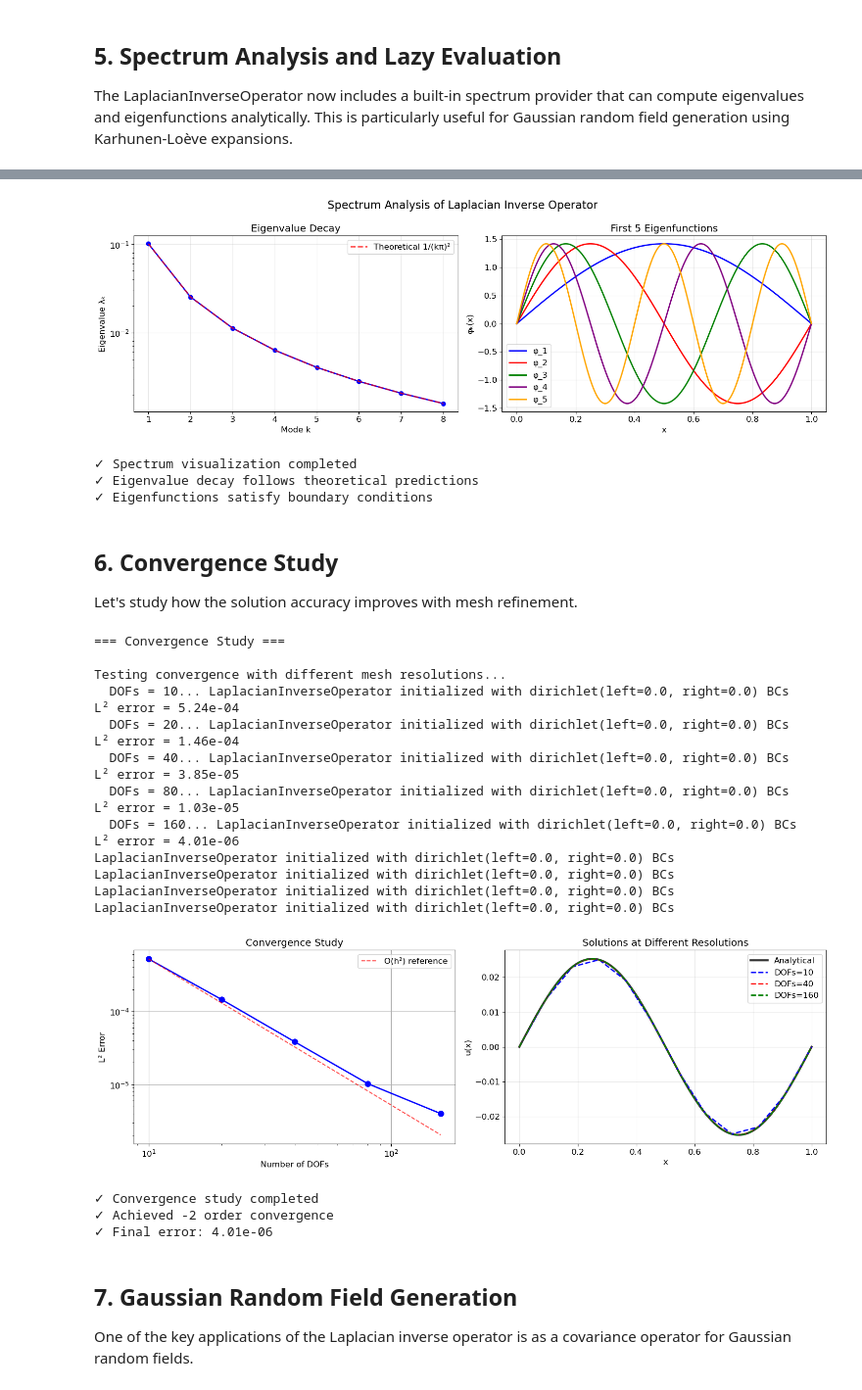
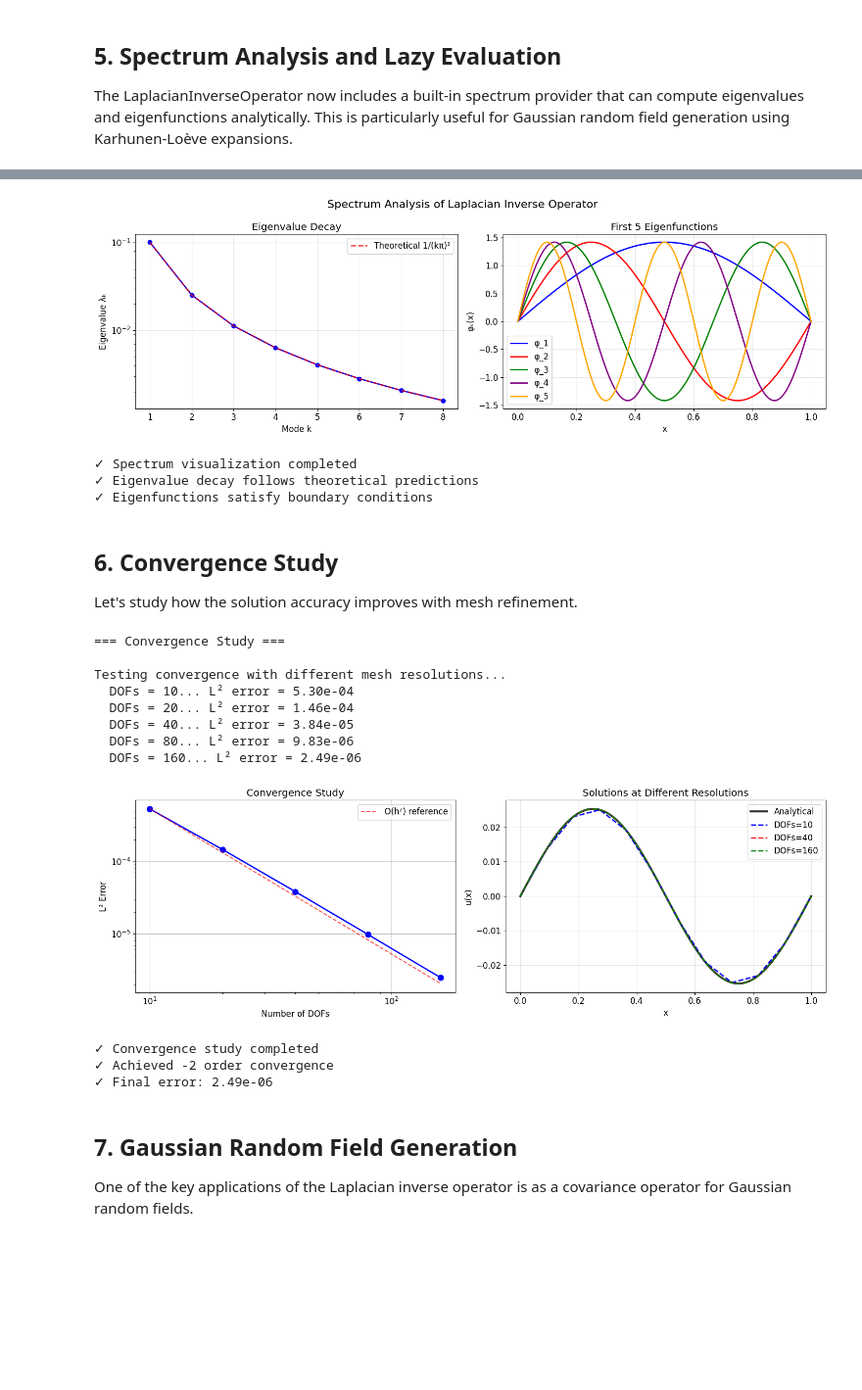
Before and after one commit to da380/pygeoinf, a Jupyter notebook: pygeoinf/interval/demos/laplacian_inverse_demo.ipynb, the cells around one changed output, grey strips where cells are left out. Shown at 98% size. Drawn from its saved outputs; the diff is of its cells as text; code cells hidden in the pictures; blank space fills up the shorter version.

```diff
--- a/pygeoinf/interval/demos/laplacian_inverse_demo.ipynb
+++ b/pygeoinf/interval/demos/laplacian_inverse_demo.ipynb
@@ -84,7 +84,7 @@ domain = IntervalDomain(0, 1)
 bc_dirichlet = BoundaryConditions('dirichlet')
 
 # Create L2 space as domain for the operator
-l2_space = L2Space(8, domain, basis_type='fourier')
+l2_space = L2Space(8, domain, basis='fourier')
 
 print(f"Created L2 space on [{domain.a}, {domain.b}]")
 print(f"Dimension: {l2_space.dim}")
@@ -92,7 +92,7 @@ print(f"Boundary conditions: {bc_dirichlet.type}")
 
 # Initialize Laplacian inverse operator with L2 domain and explicit boundary conditions
 print("\n=== Initializing Laplacian Inverse Operator ===")
-lap_inv = LaplacianInverseOperator(l2_space, bc_dirichlet, dofs=50, alpha=1.0)
+lap_inv = InverseLaplacian(l2_space, bc_dirichlet, dofs=50, alpha=1.0)
 
 print(f"Operator domain: {type(lap_inv.domain).__name__} (dim={lap_inv.domain.dim})")
 print(f"Operator codomain: {type(lap_inv.codomain).__name__} (dim={lap_inv.codomain.dim})")
@@ -406,7 +406,7 @@ print("\n✓ Spectrum visualization completed")
 print("✓ Eigenvalue decay follows theoretical predictions")
 print("✓ Eigenfunctions satisfy boundary conditions")
 # %% [output]
-[figure, old version]
+[figure, new version]
 ✓ Spectrum visualization completed
 ✓ Eigenvalue decay follows theoretical predictions
 ✓ Eigenfunctions satisfy boundary conditions
@@ -431,7 +431,7 @@ for dofs in dof_values:
     print(f"  DOFs = {dofs}... ", end="")
 
     # Create operator with current resolution
-    lap_inv_conv = LaplacianInverseOperator(l2_space, bc_dirichlet, dofs=dofs)
+    lap_inv_conv = InverseLaplacian(l2_space, bc_dirichlet, dofs=dofs)
 
     # Solve
     f_sine = Function(l2_space, evaluate_callable=sine_rhs)
@@ -467,52 +467,43 @@ axes[0].legend()
 # Solutions at different resolutions
 x_fine = np.linspace(0, 1, 1000)
 u_analytical_fine = analytical_solution(x_fine)
 axes[1].plot(x_fine, u_analytical_fine, 'k-', linewidth=3, label='Analytical', alpha=0.8)
 
 # Plot a few numerical solutions
 colors = ['blue', 'red', 'green']
 test_dofs = [10, 40, 160]
 
 for i, dofs in enumerate(test_dofs):
-    lap_inv_test = LaplacianInverseOperator(l2_space, bc_dirichlet, dofs=dofs)
+    lap_inv_test = InverseLaplacian(l2_space, bc_dirichlet, dofs=dofs)
     u_test = lap_inv_test(f_sine)
     axes[1].plot(x_fine, u_test.evaluate(x_fine), '--',
                 color=colors[i], linewidth=2, label=f'DOFs={dofs}')
 
 axes[1].set_xlabel('x')
 axes[1].set_ylabel('u(x)')
 axes[1].set_title('Solutions at Different Resolutions')
 axes[1].legend()
 axes[1].grid(True, alpha=0.3)
 
 plt.tight_layout()
 plt.show()
 
 print(f"\n✓ Convergence study completed")
 print(f"✓ Achieved {theoretical_slope} order convergence")
 print(f"✓ Final error: {errors[-1]:.2e}")
 # %% [output]
 === Convergence Study ===
 
 Testing convergence with different mesh resolutions...
-  DOFs = 10... LaplacianInverseOperator initialized with dirichlet(left=0.0, right=0.0) BCs
-L² error = 5.24e-04
-  DOFs = 20... LaplacianInverseOperator initialized with dirichlet(left=0.0, right=0.0) BCs
-L² error = 1.46e-04
-  DOFs = 40... LaplacianInverseOperator initialized with dirichlet(left=0.0, right=0.0) BCs
-L² error = 3.85e-05
-  DOFs = 80... LaplacianInverseOperator initialized with dirichlet(left=0.0, right=0.0) BCs
-L² error = 1.03e-05
-  DOFs = 160... LaplacianInverseOperator initialized with dirichlet(left=0.0, right=0.0) BCs
-L² error = 4.01e-06
-LaplacianInverseOperator initialized with dirichlet(left=0.0, right=0.0) BCs
-LaplacianInverseOperator initialized with dirichlet(left=0.0, right=0.0) BCs
-LaplacianInverseOperator initialized with dirichlet(left=0.0, right=0.0) BCs
-LaplacianInverseOperator initialized with dirichlet(left=0.0, right=0.0) BCs
+  DOFs = 10... L² error = 5.30e-04
+  DOFs = 20... L² error = 1.46e-04
+  DOFs = 40... L² error = 3.84e-05
+  DOFs = 80... L² error = 9.83e-06
+  DOFs = 160... L² error = 2.49e-06
-[figure, old version]
+[figure, new version]
 ✓ Convergence study completed
 ✓ Achieved -2 order convergence
-✓ Final error: 4.01e-06
+✓ Final error: 2.49e-06
 # %% [markdown]
 ## 7. Gaussian Random Field Generation
 
```
Also changed, not shown: parts of 6 cells of this notebook, 43 other files.
